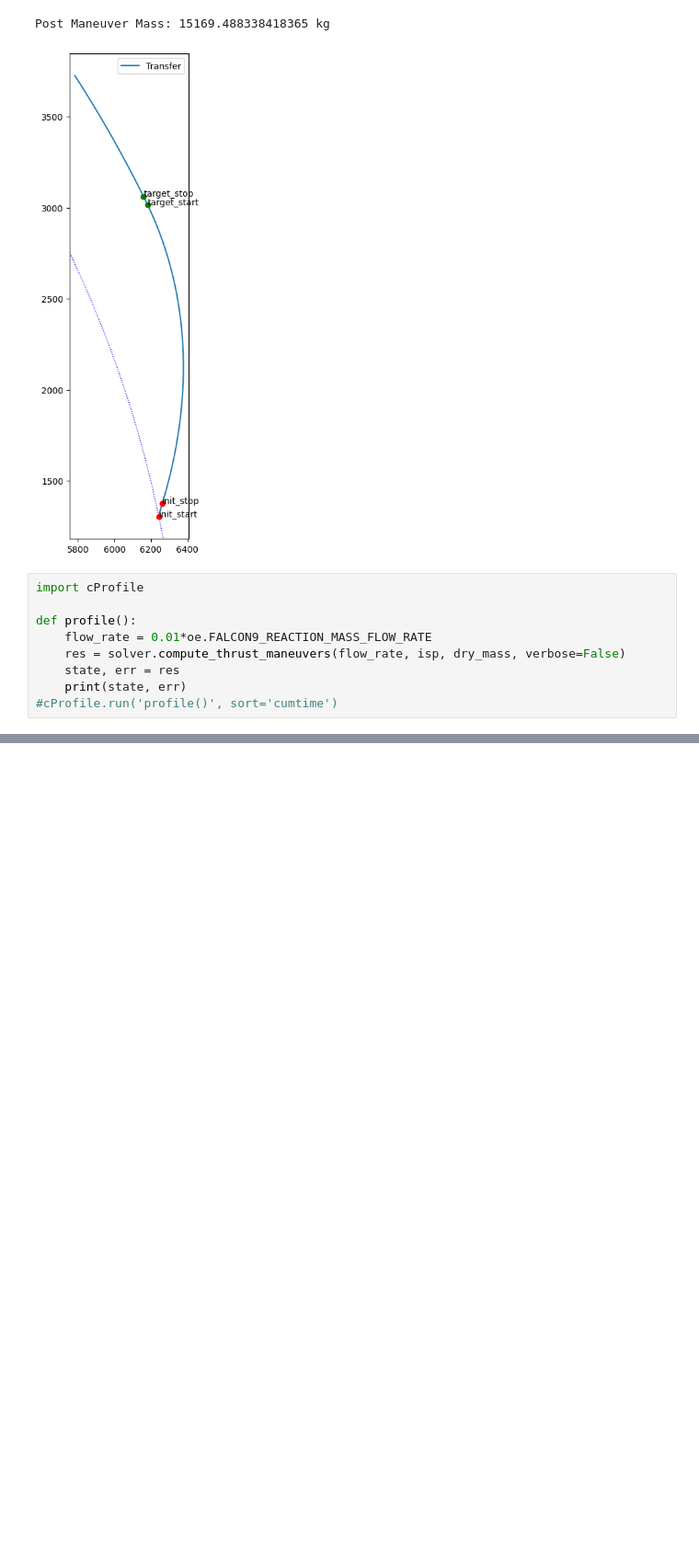
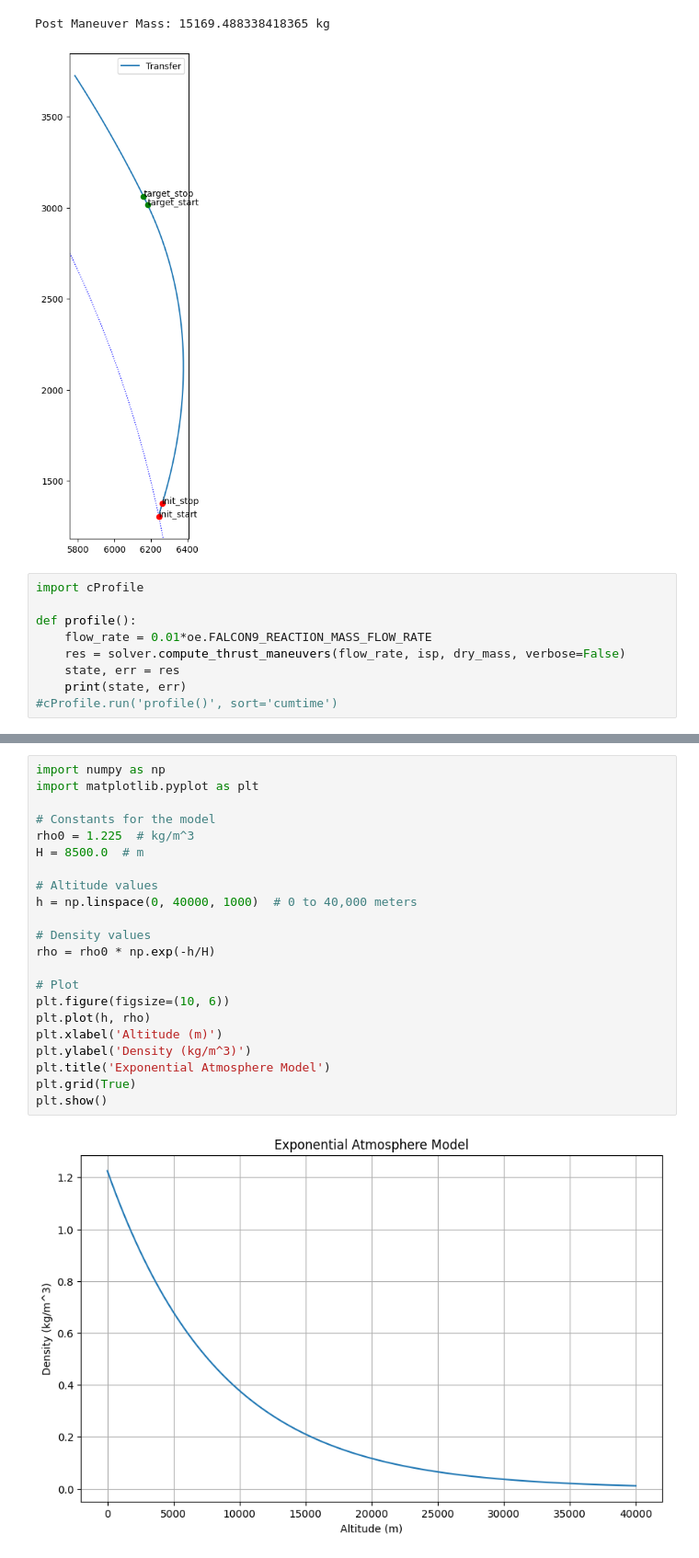
Before and after one commit to jcl5m1/Gather, a Jupyter notebook: python/playground.ipynb, the cells around one changed output, grey strips where cells are left out. Shown at 92% size. Cells and saved outputs as stored; diff of their text form; blank space fills up the shorter version.

```diff
--- a/python/playground.ipynb
+++ b/python/playground.ipynb
@@ -96,0 +168,24 @@ def profile():
+# %%
+import numpy as np
+import matplotlib.pyplot as plt
+
+# Constants for the model
+rho0 = 1.225  # kg/m^3
+H = 8500.0  # m
+
+# Altitude values
+h = np.linspace(0, 40000, 1000)  # 0 to 40,000 meters
+
+# Density values
+rho = rho0 * np.exp(-h/H)
+
+# Plot
+plt.figure(figsize=(10, 6))
+plt.plot(h, rho)
+plt.xlabel('Altitude (m)')
+plt.ylabel('Density (kg/m^3)')
+plt.title('Exponential Atmosphere Model')
+plt.grid(True)
+plt.show()
+# %% [output]
+[figure, added]
```
Also changed, not shown: parts of 5 cells of this notebook, 4 other files.
